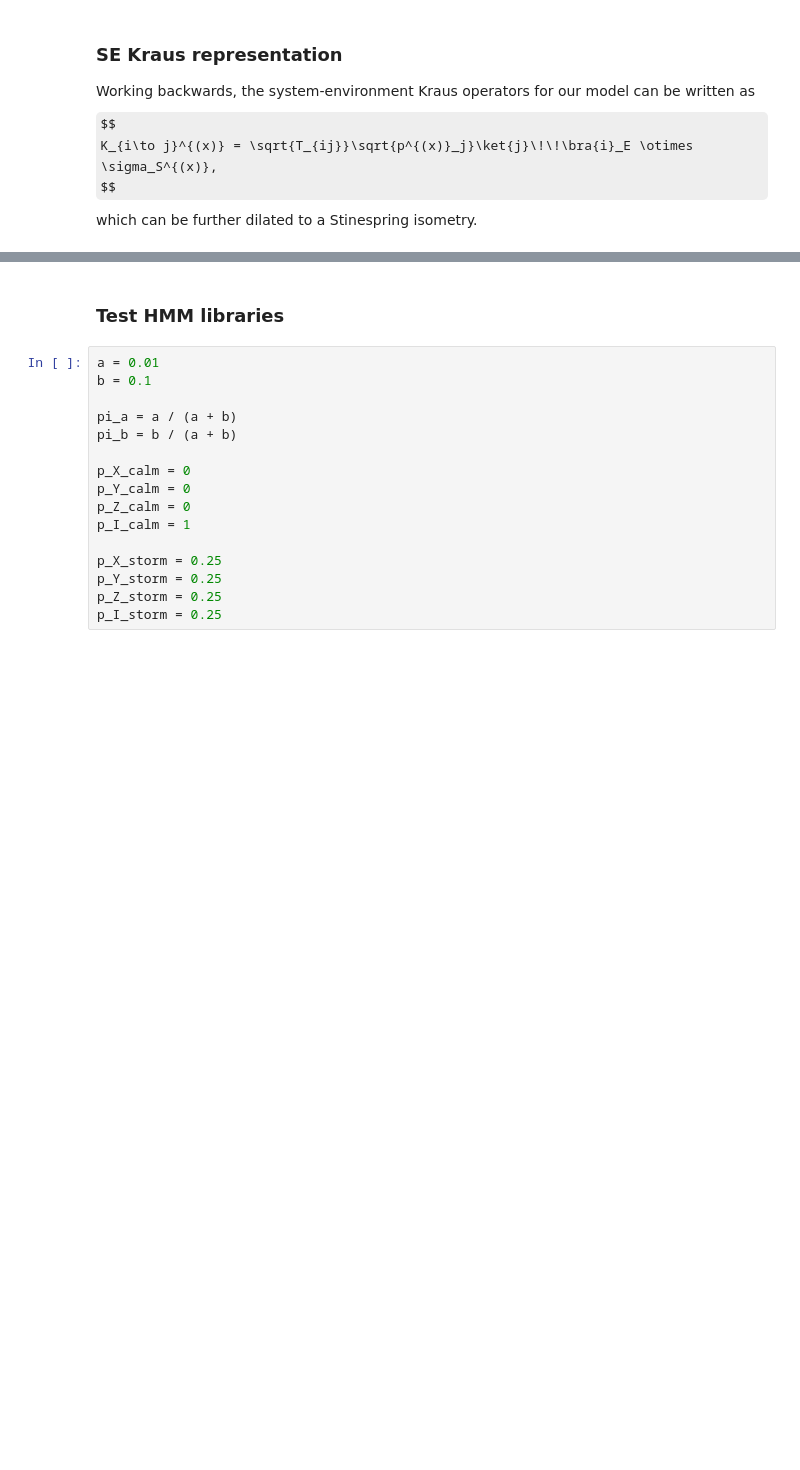
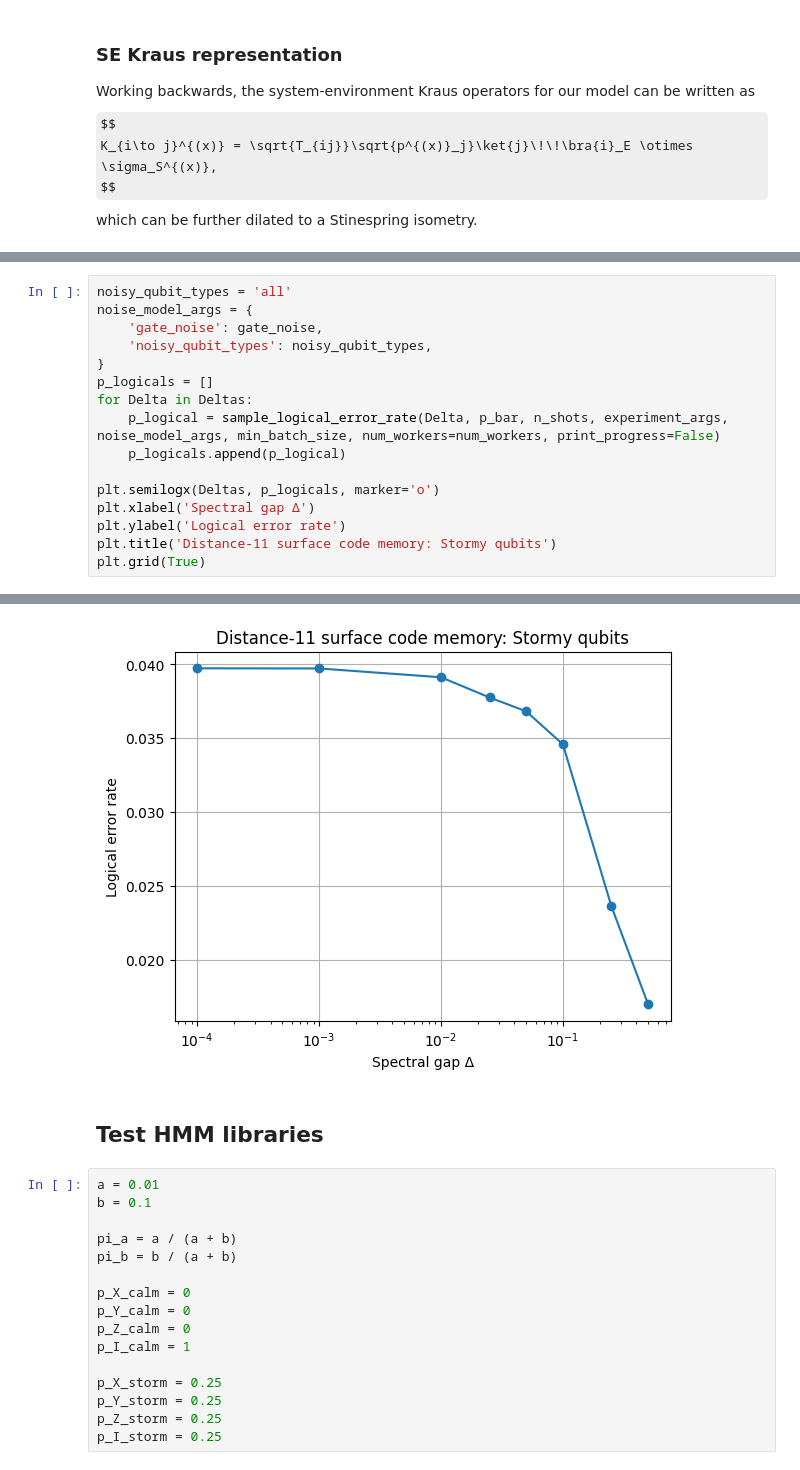
Before and after one commit to jkfids/corrqec2, a Jupyter notebook: notebooks/storm_model.ipynb, the cells around one changed output, grey strips where cells are left out. Saved outputs shown, nothing was run; the diff lists cells and outputs as text; some formulas as TeX source; blank space fills up the shorter version.

```diff
--- a/notebooks/storm_model.ipynb
+++ b/notebooks/storm_model.ipynb
@@ -64,0 +204,17 @@ which can be further dilated to a Stinespring isometry.
+# %%
+noisy_qubit_types = 'all'
+noise_model_args = {
+    'gate_noise': gate_noise,
+    'noisy_qubit_types': noisy_qubit_types,
+}
+p_logicals = []
+for Delta in Deltas:
+    p_logical = sample_logical_error_rate(Delta, p_bar, n_shots, experiment_args, noise_model_args, min_batch_size, num_workers=num_workers, print_progress=False)
+    p_logicals.append(p_logical)
+
+plt.semilogx(Deltas, p_logicals, marker='o')
+plt.xlabel('Spectral gap Δ')
+plt.ylabel('Logical error rate')
+plt.title('Distance-11 surface code memory: Stormy qubits')
+plt.grid(True)
+# %% [output]
@@ -65,5 +238,6 @@ which can be further dilated to a Stinespring isometry.
+[figure, added]
 # %% [markdown]
-### Test HMM libraries
+## Test HMM libraries
 # %%
 a = 0.01
 b = 0.1
```
Also changed, not shown: parts of 13 cells of this notebook, 21 other files.
